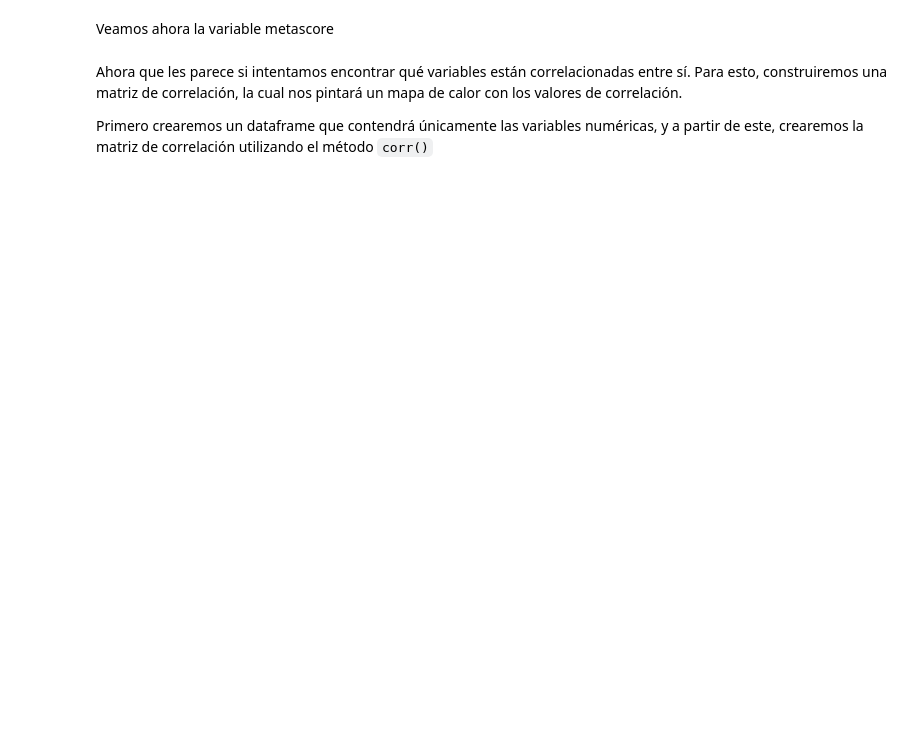
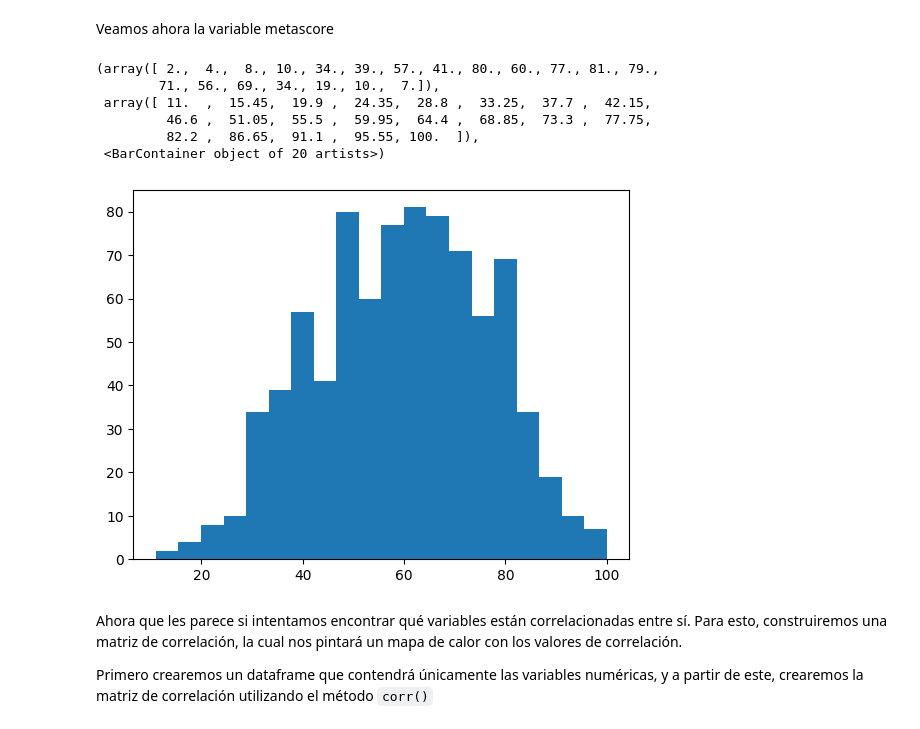
Before and after one commit to HybridgeEducation/ciencia-de-datos, a Jupyter notebook: 3_Pandas/1_Pandas_primeros_pasos.ipynb, the cells around one changed output. Cells and saved outputs as stored; diff of their text form; code cells hidden in the pictures; blank space fills up the shorter version.

```diff
--- a/3_Pandas/1_Pandas_primeros_pasos.ipynb
+++ b/3_Pandas/1_Pandas_primeros_pasos.ipynb
@@ -100,3 +173,3 @@ df['Revenue (Millions)'].head()
 # %%
-df.rename(columns = {'Revenue (Millions)':'Revenue_Millions'})
+df.rename(columns = {'Revenue (Millions)':'Revenue_Millions'}, inplace=True)
 df.head(2)
@@ -163,7 +288,7 @@ Es un gran inconveniente tener valores NA ya que éstos pueden estropear cálcul
 
 Dato que tener valores NA es un escenario bastante común y bastante indeseable, pandas facilita la eliminación de estos valores con el método `dropna()`
 # %%
-df = df.dropna()
+df = df.dropna().copy()
 # %% [markdown]
 Veamos info nuevamente
 # %%
@@ -215,7 +413,15 @@ plt.hist(df.Rating,10)
 # %% [markdown]
 Veamos ahora la variable metascore
 # %%
-plt.hist(df.Metascore,10)
+plt.hist(df.Metascore,20)
+# %% [output]
+(array([ 2.,  4.,  8., 10., 34., 39., 57., 41., 80., 60., 77., 81., 79.,
+        71., 56., 69., 34., 19., 10.,  7.]),
+ array([ 11.  ,  15.45,  19.9 ,  24.35,  28.8 ,  33.25,  37.7 ,  42.15,
+         46.6 ,  51.05,  55.5 ,  59.95,  64.4 ,  68.85,  73.3 ,  77.75,
+         82.2 ,  86.65,  91.1 ,  95.55, 100.  ]),
+ <BarContainer object of 20 artists>)
+[figure, added]
 # %% [markdown]
 Ahora que les parece si intentamos encontrar qué variables están correlacionadas entre sí. Para esto, construiremos una matriz de correlación, la cual nos pintará un mapa de calor con los valores de correlación.
 
```
Also changed, not shown: parts of 43 cells of this notebook.
